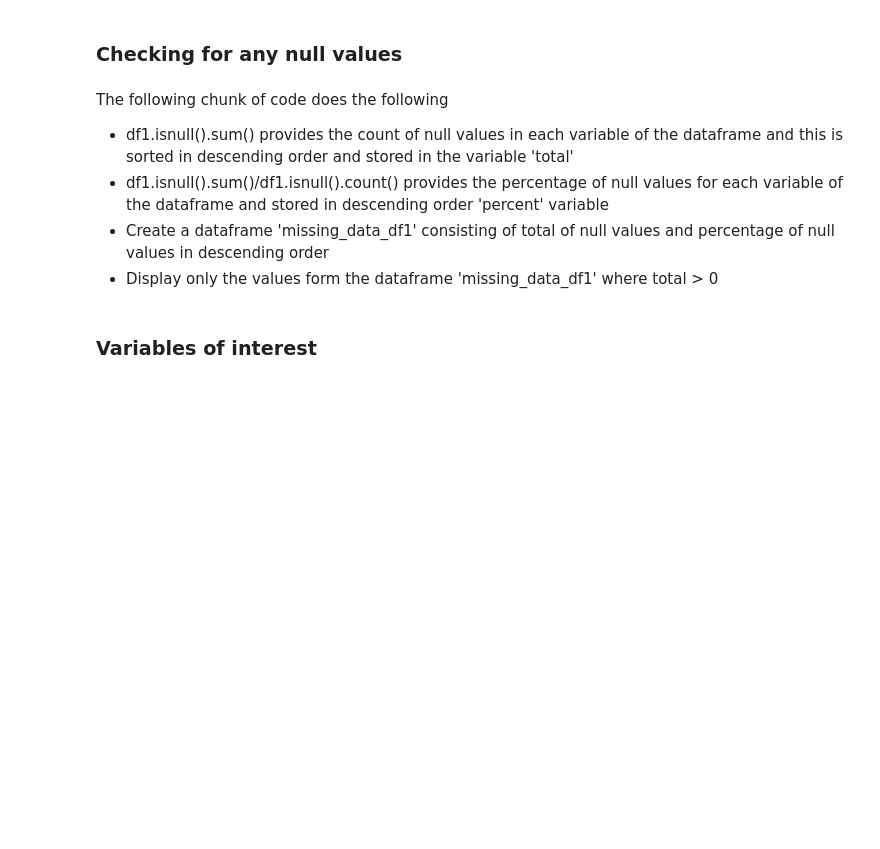
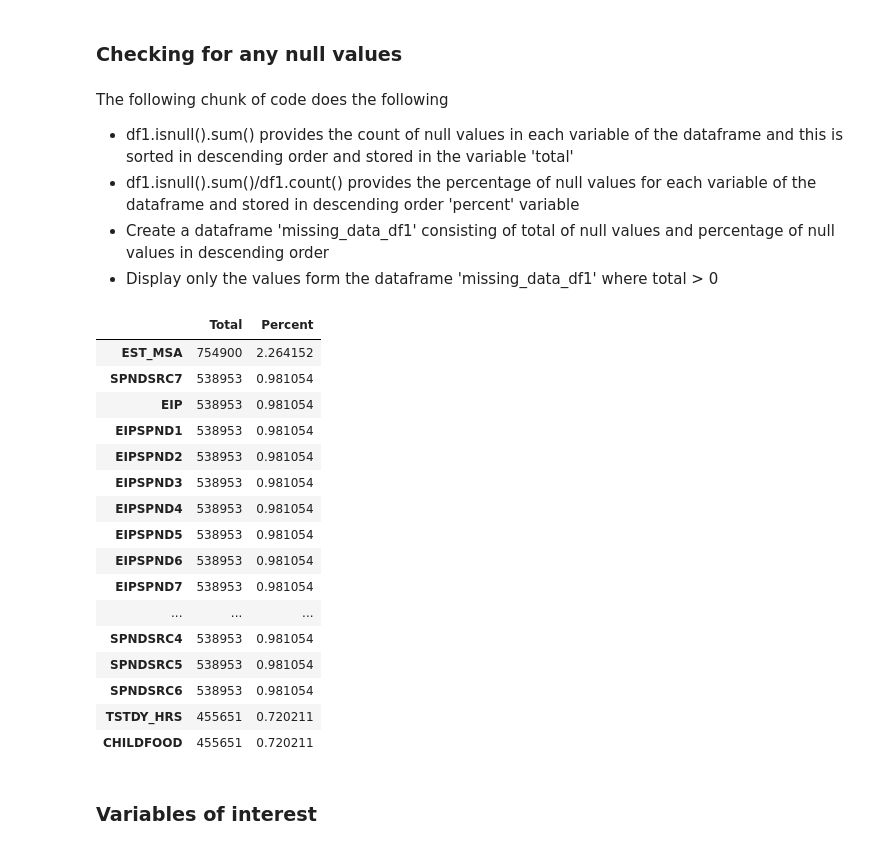
Before and after one commit to lakshmi2688/COVID_Impact_on_US_Households, a Jupyter notebook: src/data_cleaning.ipynb, the cells around one changed output. Drawn from its saved outputs; the diff is of its cells as text; code cells hidden in the pictures; blank space fills up the shorter version.

```diff
--- a/src/data_cleaning.ipynb
+++ b/src/data_cleaning.ipynb
@@ -127,14 +173,32 @@ df1.head()
 # %% [markdown]
 <p>The following chunk of code does  the following</p>
 <ul><li>df1.isnull().sum() provides the count of null values in each variable of the dataframe and this is sorted in descending order and stored in the variable 'total' </li>
-<li>df1.isnull().sum()/df1.isnull().count() provides the percentage of null values for each variable of the dataframe and stored in descending order 'percent' variable </li>
+<li>df1.isnull().sum()/df1.count() provides the percentage of null values for each variable of the dataframe and stored in descending order 'percent' variable </li>
 <li>Create a dataframe 'missing_data_df1' consisting of total of null values and percentage of null values in descending order</li>
 <li>Display only the values form the dataframe 'missing_data_df1' where total > 0 </li>
 # %%
 total = df1.isnull().sum().sort_values(ascending=False)
-percent = (df1.isnull().sum()/df1.isnull().count()).sort_values(ascending=False)
+percent = (df1.isnull().sum()/df1.count()).sort_values(ascending=False)
 missing_data_df1 = pd.concat([total, percent], axis=1, keys=['Total', 'Percent'])
 missing_data_df1[missing_data_df1['Total'] > 0]
+# %% [output]
+|  | Total | Percent |
+| EST_MSA | 754900 | 2.264152 |
+| SPNDSRC7 | 538953 | 0.981054 |
+| EIP | 538953 | 0.981054 |
+| EIPSPND1 | 538953 | 0.981054 |
+| EIPSPND2 | 538953 | 0.981054 |
+| EIPSPND3 | 538953 | 0.981054 |
+| EIPSPND4 | 538953 | 0.981054 |
+| EIPSPND5 | 538953 | 0.981054 |
+| EIPSPND6 | 538953 | 0.981054 |
+| EIPSPND7 | 538953 | 0.981054 |
+| ... | ... | ... |
+| SPNDSRC4 | 538953 | 0.981054 |
+| SPNDSRC5 | 538953 | 0.981054 |
+| SPNDSRC6 | 538953 | 0.981054 |
+| TSTDY_HRS | 455651 | 0.720211 |
+| CHILDFOOD | 455651 | 0.720211 |
 # %% [markdown]
 <h3>Variables of interest</h3>
 # %% [markdown]
```
Also changed, not shown: parts of 19 cells of this notebook.
